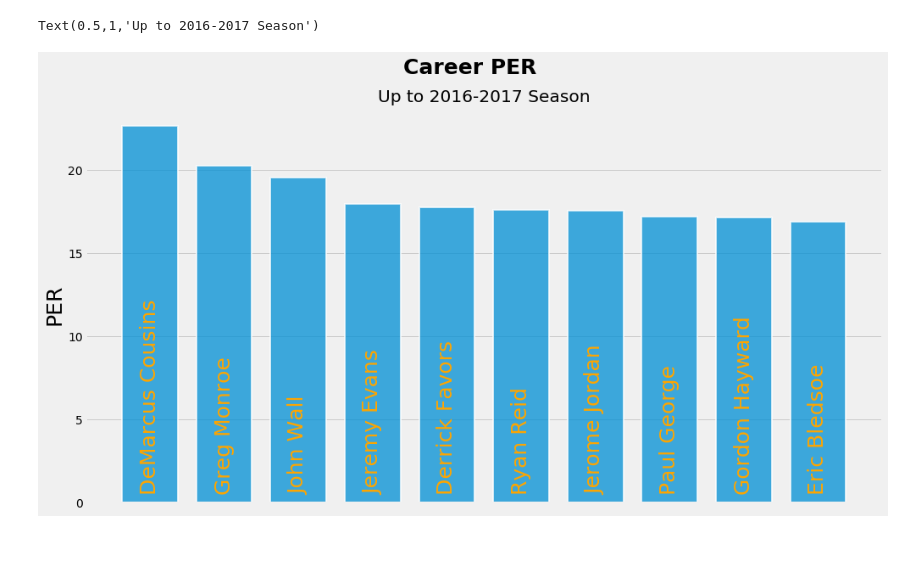
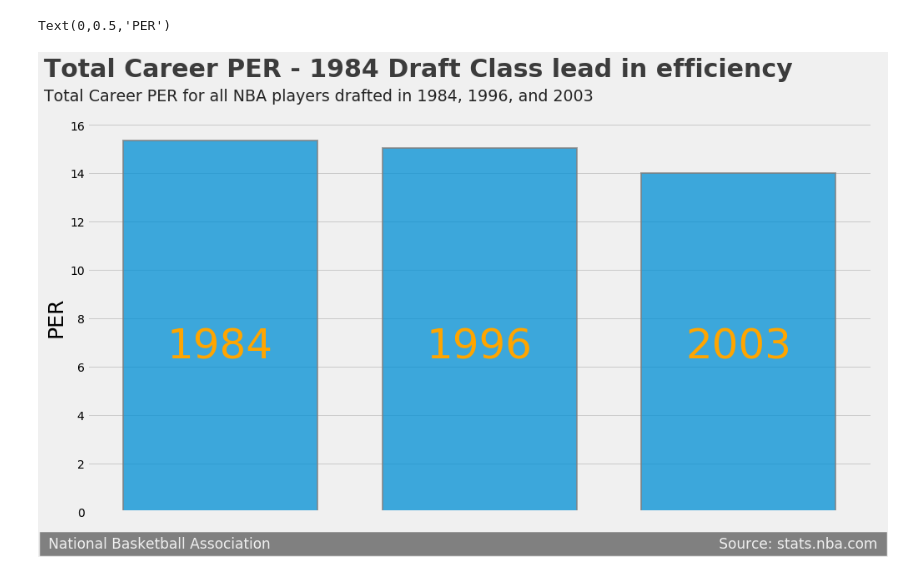
Before and after one commit to osanchez2323/Portfolio, a Jupyter notebook: NBA Draft Analysis/NBA Draft Analysis.ipynb, the cells around one changed output. Drawn from its saved outputs; the diff is of its cells as text; code cells hidden in the pictures; blank space fills up the shorter version.

```diff
--- a/NBA Draft Analysis/NBA Draft Analysis.ipynb
+++ b/NBA Draft Analysis/NBA Draft Analysis.ipynb
@@ -21,0 +15,17 @@ seasons = seasons[seasons['Tm'] != 'TOT']
+# %%
+seasons = pd.read_csv('Seasons_Stats.csv')
+years = list(range(1980,2018))
+seasons = seasons[seasons['Year'].isin(years)]
+seasons = seasons[seasons['MP'] > 500]
+seasons = seasons[seasons['Tm'] != 'TOT']
+
+players = pd.read_csv('player_data.csv')
+years_draft = [1985, 1997, 2004]
+players.columns = ['Player', 'Rookie Year', 'Final Year', 'Position', 'Height','Weight','DOB','College']
+players = players[players['Rookie Year'].isin(years_draft)]
+
+
+data = seasons[['Year', 'Player','G','MP','PER', 'TS%', 'FG%', '3P%','2P%', 'eFG%','OWS', 'DWS', 'WS', 'WS/48','USG%','OBPM', 'DBPM', 'BPM', 'VORP']]
+data = data[data['Year'].isin(years)]
+data['Year'] = data['Year'].astype(object)
+data['Player'] = data['Player'].str.replace('*','')
@@ -22,8 +46,8 @@ seasons = seasons[seasons['Tm'] != 'TOT']
+# %%
+data_draft = players.merge(data, on = 'Player')
+# %%
+data_draft['Rookie Year'] = data_draft['Rookie Year'] - 1
 # %%
-data = seasons[['Year', 'Player','G','MP','PER', 'TS%', 'FG%', '3P%','2P%', 'eFG%','OWS', 'DWS', 'WS', 'WS/48','USG%','OBPM', 'DBPM', 'BPM', 'VORP']]
-data = data[data['Year'].isin(years)]
-data['Year'] = data['Year'].astype(object)
-
 f = {'G': ['sum'],'MP': ['sum'],'PER': ['mean'], 'TS%': ['mean'], 'FG%': ['mean'], '3P%': ['mean'],'2P%': ['mean'], 'eFG%': ['mean'],'OWS': ['mean'], 'DWS': ['mean'], 'WS': ['mean'],
      'WS/48': ['mean'],'USG%': ['mean'],'OBPM': ['mean'], 'DBPM': ['mean'], 'BPM': ['mean'], 'VORP': ['mean']}
-data = data.groupby(['Player'], as_index = False).agg(f)
+data_draft = data_draft.groupby(['Rookie Year'], as_index = False).agg(f)
@@ -57,16 +54,17 @@ pos = list(range(len(per['PER','mean'])))
 # %%
+per = data_draft.sort_values([('PER','mean')], ascending = False).reset_index()
+pos = list(range(len(per['PER','mean'])))
+
 plt.style.use('fivethirtyeight')
-
-
 fig, ax = plt.subplots(figsize = (15,8))
-plt.bar(pos, per['PER','mean'], width = 0.75, alpha = 0.75, label = per['Player'], edgecolor = 'white', linewidth = 2)
+plt.bar(pos, per['PER','mean'], width = 0.75, alpha = 0.75, label = per['Rookie Year'], edgecolor = 'gray', linewidth = 2)
 for i in pos:
-    plt.text(pos[i], 0.5, s = per['Player'][i],ha='center', va='bottom', rotation = 'vertical', color = 'orange', size = 25)
+    plt.text(pos[i], 6, s = per['Rookie Year'][i],ha='center', va='bottom', color = 'orange', size = 50)
+plt.text(x = -0.68, y = 18, s = 'Total Career PER - 1984 Draft Class lead in efficiency',fontsize = 30, weight = 'bold', alpha = .75)
+plt.text(x = -0.68, y = 17, s = 'Total Career PER for all NBA players drafted in 1984, 1996, and 2003',fontsize = 19, alpha = .85)
+plt.text(x = -0.68, y = -1.5, s = ' National Basketball Association                                                                                                    Source: stats.nba.com ', fontsize = 17,color = '#f0f0f0', backgroundcolor = 'grey')
 plt.xticks([],[])
 ax.set_ylabel('PER', size = 25)
-
-fig.suptitle("Career PER", weight = 'bold', size = 25)
-ax.set_title('Up to 2016-2017 Season', fontname = 'Rockwell')
 # %% [output]
-Text(0.5,1,'Up to 2016-2017 Season')
+Text(0,0.5,'PER')
-[figure, old version]
+[figure, new version]
```
Also changed, not shown: parts of 14 cells of this notebook, 1 other file.
